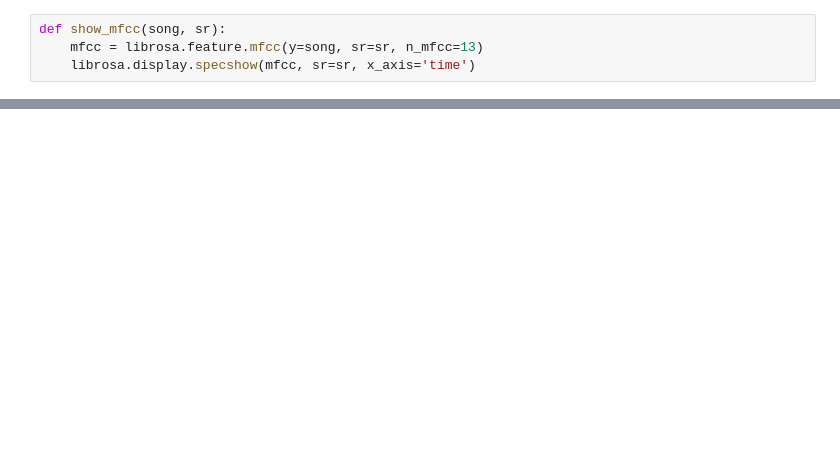
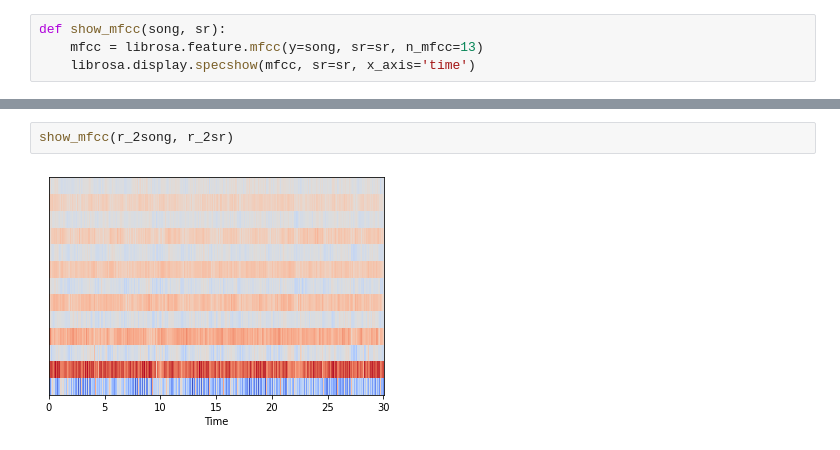
Before and after one commit to malletgaetan/ml-notebooks, a Jupyter notebook: understanding_audio_features_extraction.ipynb, the cells around one changed output, grey strips where cells are left out. Saved outputs shown, nothing was run; the diff lists cells and outputs as text; blank space fills up the shorter version.

```diff
--- a/understanding_audio_features_extraction.ipynb
+++ b/understanding_audio_features_extraction.ipynb
@@ -90,0 +92,4 @@ c_path
+# %%
+show_mfcc(r_2song, r_2sr)
+# %% [output]
+[figure, added]
```
Also changed, not shown: parts of 13 cells of this notebook, 5 other files.
